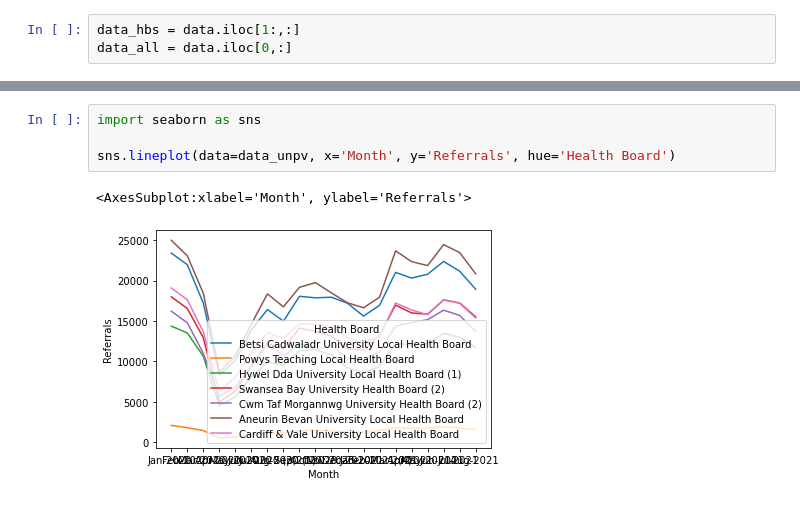
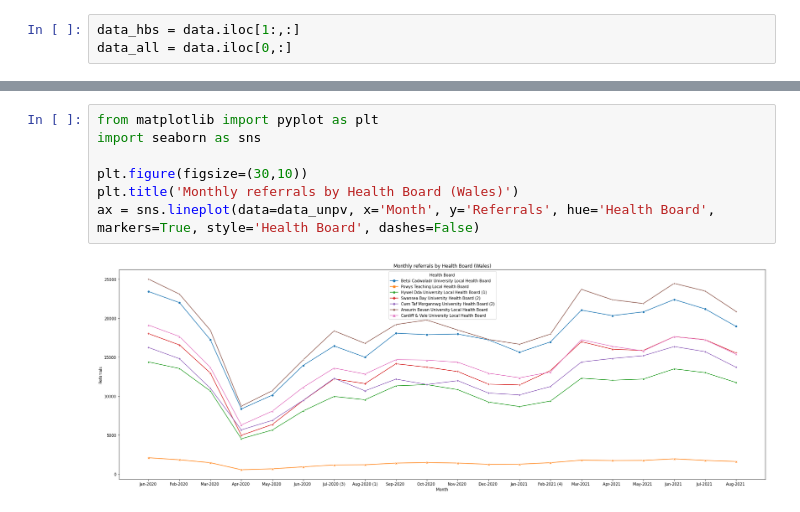
Before and after one commit to EIncze/PythonTutorial, a Jupyter notebook: 02Dataframes.ipynb, the cells around one changed output, grey strips where cells are left out. Saved outputs shown, nothing was run; the diff lists cells and outputs as text.

Commit message:
Finishing touches on plots, slighty reorganised

```diff
--- a/02Dataframes.ipynb
+++ b/02Dataframes.ipynb
@@ -205,7 +227,9 @@ data_unpv
 # %%
+from matplotlib import pyplot as plt
 import seaborn as sns
 
-sns.lineplot(data=data_unpv, x='Month', y='Referrals', hue='Health Board')
+plt.figure(figsize=(30,10))
+plt.title('Monthly referrals by Health Board (Wales)')
+ax = sns.lineplot(data=data_unpv, x='Month', y='Referrals', hue='Health Board', markers=True, style='Health Board', dashes=False)
 # %% [output]
-<AxesSubplot:xlabel='Month', ylabel='Referrals'>
-[figure, old version]
+[figure, new version]
```
Also changed, not shown: parts of 12 cells of this notebook.
